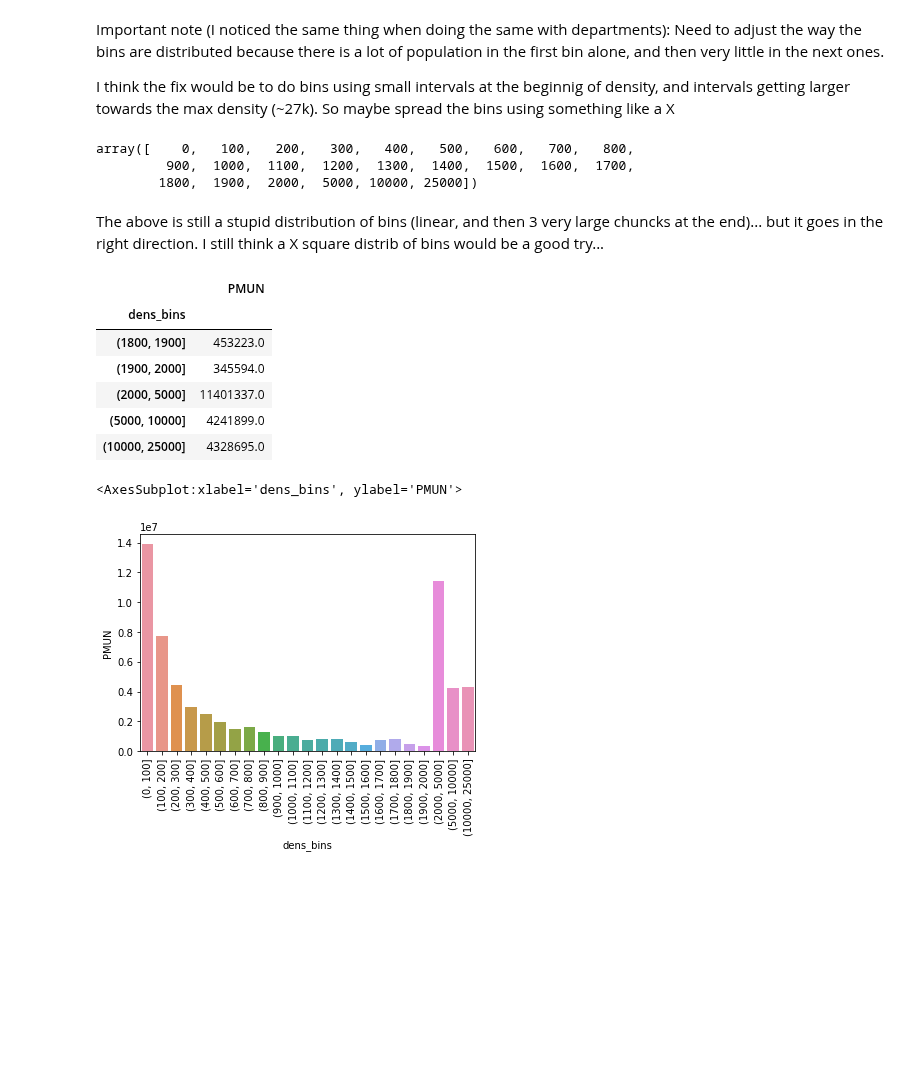
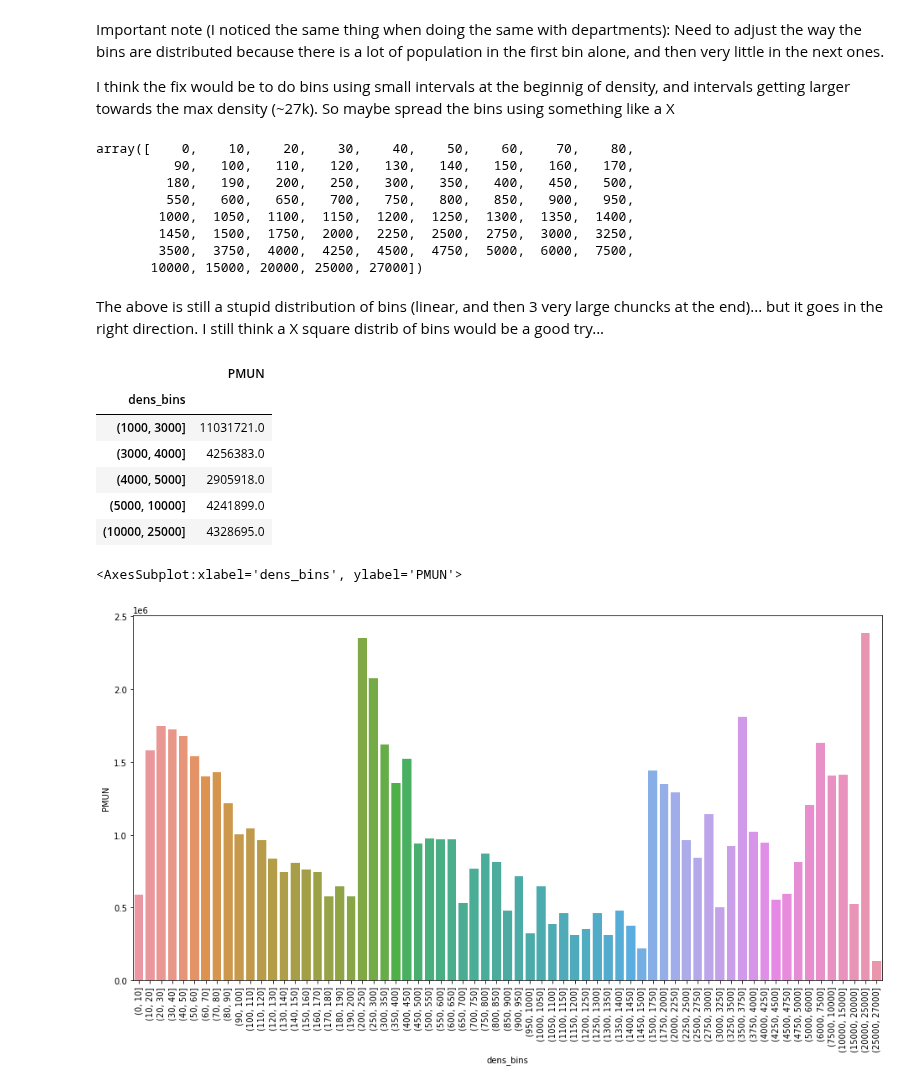
Before and after one commit to Toff-CxDaurade/French-Population, a Jupyter notebook: data_population-density.ipynb, the cells around one changed output. Cells and saved outputs as stored; diff of their text form; code cells hidden in the pictures; blank space fills up the shorter version.

```diff
--- a/data_population-density.ipynb
+++ b/data_population-density.ipynb
@@ -214,4 +214,4 @@ df_densite.isna()
 35889 rows × 6 columns
 # %%
 df_densite.dropna(inplace= True)
-df_densite
+df_densite.sort_values(by = ["DENSITE"], inplace = True)
@@ -290,12 +276,17 @@ Important note (I noticed the same thing when doing the same with departments):
 I think the fix would be to do bins using small intervals at the beginnig of density, and intervals getting larger towards the max density (~27k). So maybe spread the bins using something like a X
 # %%
 # Quick and dirty fix to the bins
-bins2 = np.append(np.arange(0, 2001, 100), [5000, 10000, 25000])
+bins2 = np.append(np.append(np.append(np.arange(0, 201, 10), np.arange(250, 1501, 50)), np.arange(1750, 5001, 250)), [6000, 7500, 10000, 15000, 20000, 25000, 27000])
 bins2
 # %% [output]
-array([    0,   100,   200,   300,   400,   500,   600,   700,   800,
-         900,  1000,  1100,  1200,  1300,  1400,  1500,  1600,  1700,
-        1800,  1900,  2000,  5000, 10000, 25000])
+array([    0,    10,    20,    30,    40,    50,    60,    70,    80,
+          90,   100,   110,   120,   130,   140,   150,   160,   170,
+         180,   190,   200,   250,   300,   350,   400,   450,   500,
+         550,   600,   650,   700,   750,   800,   850,   900,   950,
+        1000,  1050,  1100,  1150,  1200,  1250,  1300,  1350,  1400,
+        1450,  1500,  1750,  2000,  2250,  2500,  2750,  3000,  3250,
+        3500,  3750,  4000,  4250,  4500,  4750,  5000,  6000,  7500,
+       10000, 15000, 20000, 25000, 27000])
 # %% [markdown]
 The above is still a stupid distribution of bins (linear, and then 3 very large chuncks at the end)... but it goes in the right direction. I still think a X square distrib of bins would be a good try...
 # %%
@@ -309,17 +300,18 @@ df_grouped2.tail()
 # %% [output]
 |  | PMUN |
 | dens_bins |  |
-| (1800, 1900] | 453223.0 |
-| (1900, 2000] | 345594.0 |
-| (2000, 5000] | 11401337.0 |
+| (1000, 3000] | 11031721.0 |
+| (3000, 4000] | 4256383.0 |
+| (4000, 5000] | 2905918.0 |
 | (5000, 10000] | 4241899.0 |
 | (10000, 25000] | 4328695.0 |
 # %%
+plt.figure(figsize=(16, 8))
 plt.xticks(rotation=90)
 sns.barplot(data=df_grouped2, x=df_grouped2.index, y='PMUN')
 # %% [output]
 <AxesSubplot:xlabel='dens_bins', ylabel='PMUN'>
-[figure, old version]
+[figure, new version]
 # %%
 # Do another version of the plot (smooth curve passing by top of bars)
 # Using from scipy import interpolate
```
Also changed, not shown: parts of 3 cells of this notebook.
